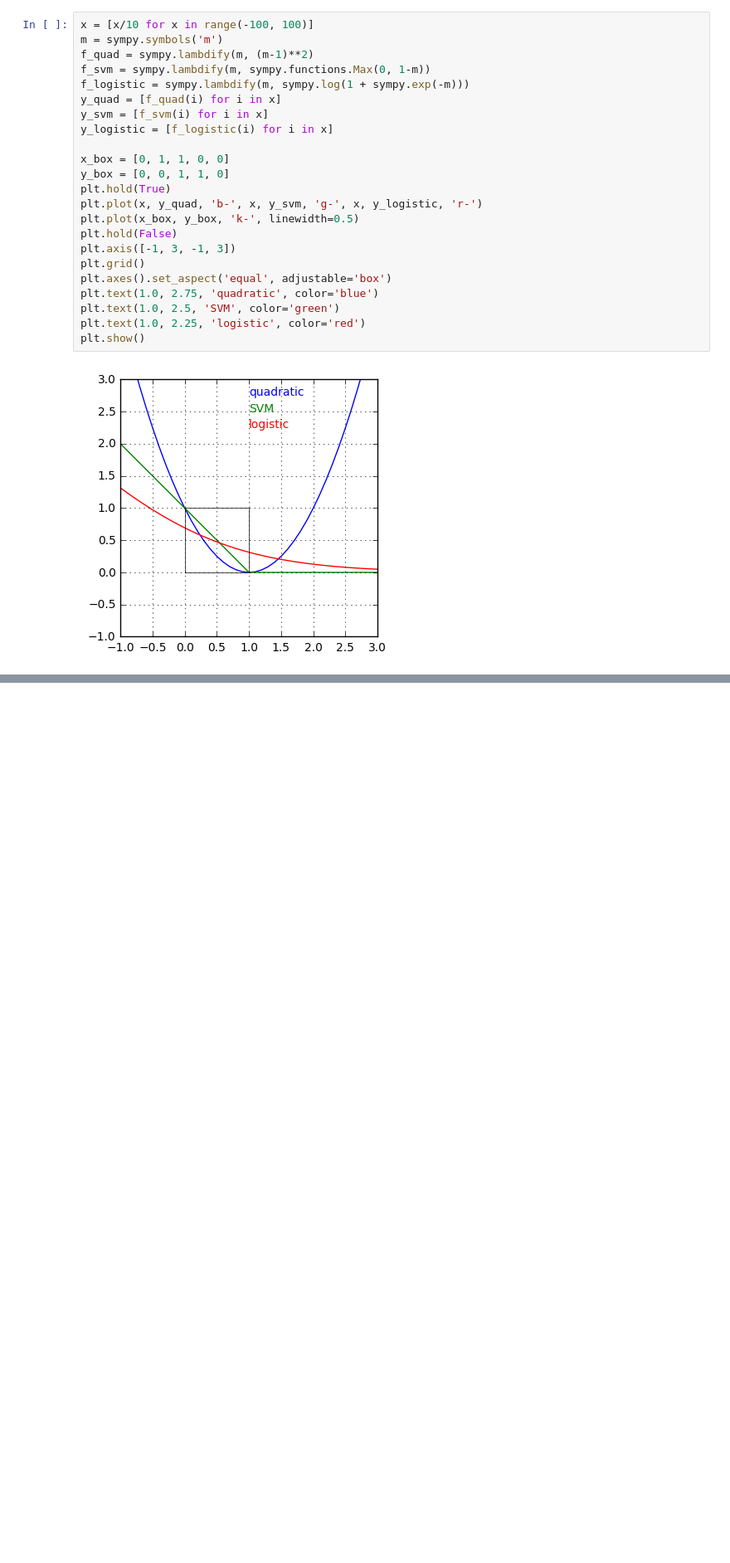
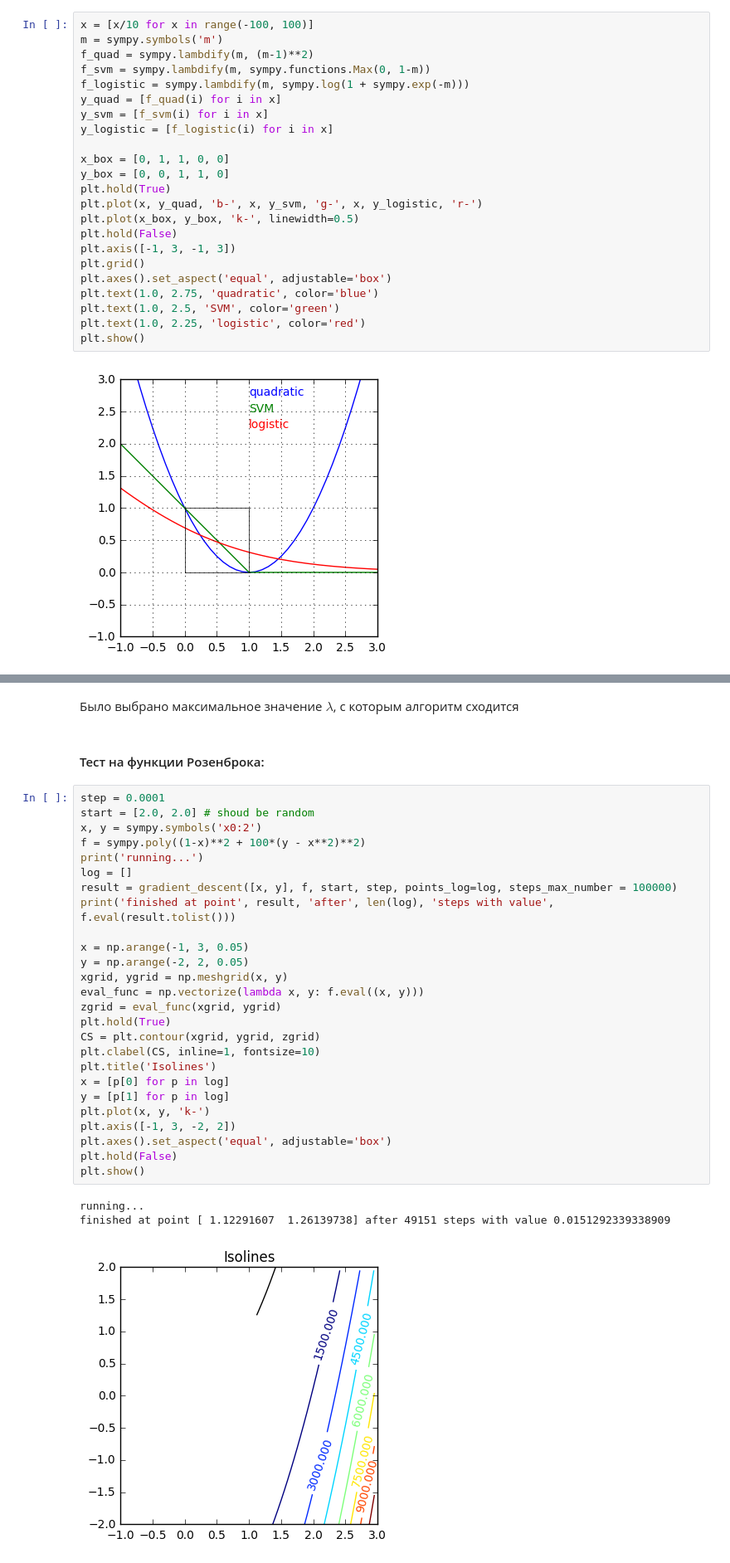
Before and after one commit to v-sopov/renju, a Jupyter notebook: lab_solution.ipynb, the cells around one changed output, grey strips where cells are left out. Shown at 83% size. Saved outputs shown, nothing was run; the diff lists cells and outputs as text; blank space fills up the shorter version.

```diff
--- a/lab_solution.ipynb
+++ b/lab_solution.ipynb
@@ -125,0 +188,34 @@ plt.show()
+# %% [markdown]
+Было выбрано максимальное значение $\lambda$, с которым алгоритм сходится
+# %% [markdown]
+#### Тест на функции Розенброка:
+# %%
+step = 0.0001
+start = [2.0, 2.0] # shoud be random
+x, y = sympy.symbols('x0:2')
+f = sympy.poly((1-x)**2 + 100*(y - x**2)**2)
+print('running...')
+log = []
+result = gradient_descent([x, y], f, start, step, points_log=log, steps_max_number = 100000)
+print('finished at point', result, 'after', len(log), 'steps with value', f.eval(result.tolist()))
+
+x = np.arange(-1, 3, 0.05)
+y = np.arange(-2, 2, 0.05)
+xgrid, ygrid = np.meshgrid(x, y)
+eval_func = np.vectorize(lambda x, y: f.eval((x, y)))
+zgrid = eval_func(xgrid, ygrid)
+plt.hold(True)
+CS = plt.contour(xgrid, ygrid, zgrid)
+plt.clabel(CS, inline=1, fontsize=10)
+plt.title('Isolines')
+x = [p[0] for p in log]
+y = [p[1] for p in log]
+plt.plot(x, y, 'k-')
+plt.axis([-1, 3, -2, 2])
+plt.axes().set_aspect('equal', adjustable='box')
+plt.hold(False)
+plt.show()
+# %% [output]
+running...
+finished at point [ 1.12291607  1.26139738] after 49151 steps with value 0.0151292339338909
+[figure, added]
```
Also changed, not shown: parts of 24 cells of this notebook.
